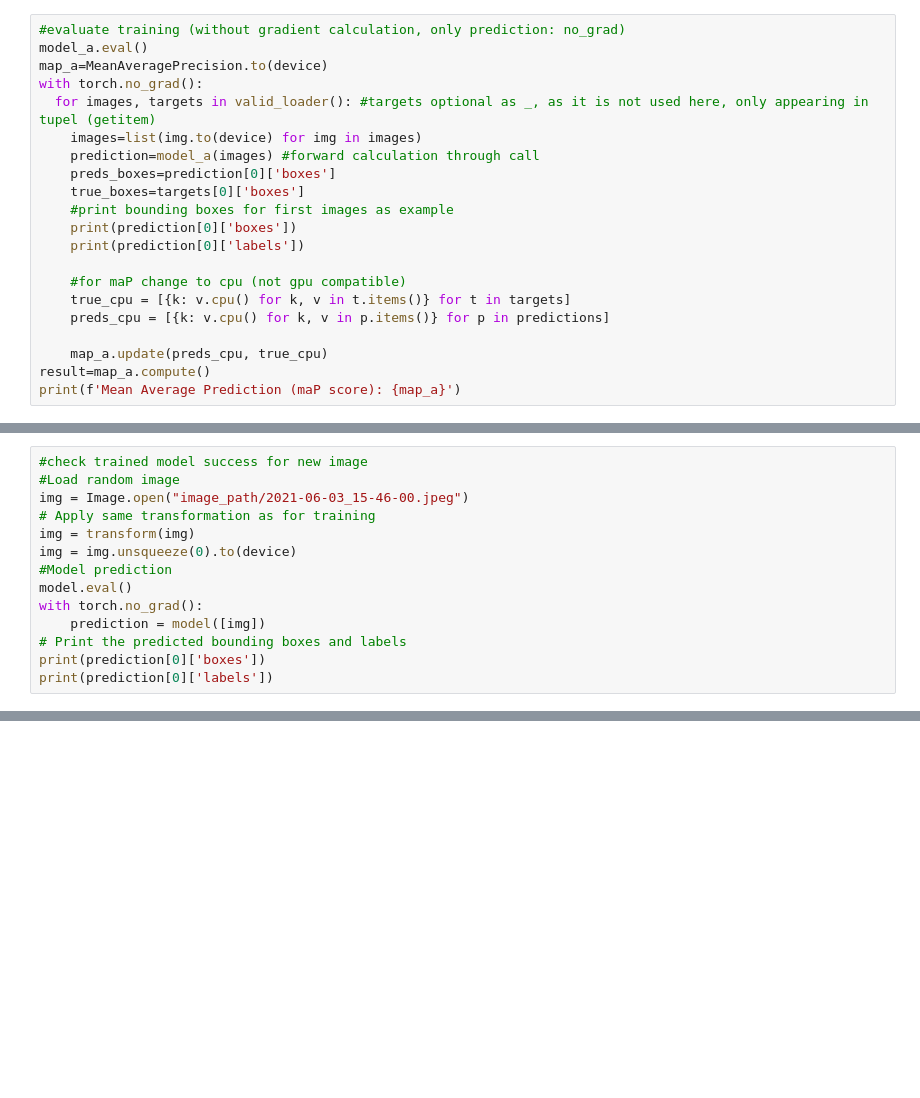
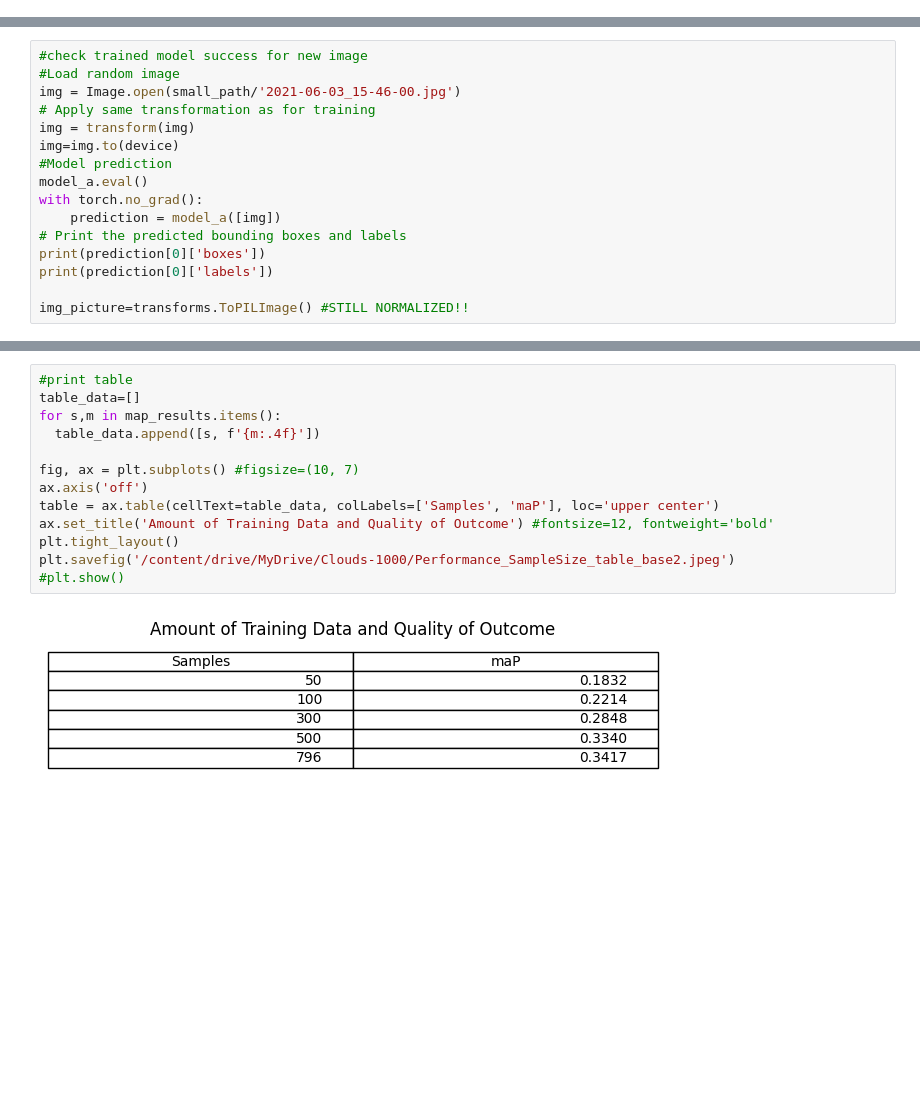
Before and after one commit to Jolieyolie/Sky-Cloud-Identification, a Jupyter notebook: 2_BaselineModel/cloud_baseline_model_colab.ipynb, the cells around one changed output, grey strips where cells are left out. Drawn from its saved outputs; the diff is of its cells as text; blank space fills up the shorter version.

```diff
--- a/2_BaselineModel/cloud_baseline_model_colab.ipynb
+++ b/2_BaselineModel/cloud_baseline_model_colab.ipynb
@@ -217,21 +380,0 @@ for name, param in model_a.named_parameters():
-# %%
-#evaluate training (without gradient calculation, only prediction: no_grad)
-model_a.eval()
-map_a=MeanAveragePrecision.to(device)
-with torch.no_grad():
-  for images, targets in valid_loader(): #targets optional as _, as it is not used here, only appearing in tupel (getitem)
-    images=list(img.to(device) for img in images)
-    prediction=model_a(images) #forward calculation through call
-    preds_boxes=prediction[0]['boxes']
-    true_boxes=targets[0]['boxes']
-    #print bounding boxes for first images as example
-    print(prediction[0]['boxes'])
-    print(prediction[0]['labels'])
-
-    #for maP change to cpu (not gpu compatible)
-    true_cpu = [{k: v.cpu() for k, v in t.items()} for t in targets]
-    preds_cpu = [{k: v.cpu() for k, v in p.items()} for p in predictions]
-
-    map_a.update(preds_cpu, true_cpu)
-result=map_a.compute()
-print(f'Mean Average Prediction (maP score): {map_a}')
@@ -262,14 +411,16 @@ def bb_intersection_over_union(boxA, boxB):
 # %%
 #check trained model success for new image
 #Load random image
-img = Image.open("image_path/2021-06-03_15-46-00.jpeg")
+img = Image.open(small_path/'2021-06-03_15-46-00.jpg')
 # Apply same transformation as for training
 img = transform(img)
-img = img.unsqueeze(0).to(device)
+img=img.to(device)
 #Model prediction
-model.eval()
+model_a.eval()
 with torch.no_grad():
-    prediction = model([img])
+    prediction = model_a([img])
 # Print the predicted bounding boxes and labels
 print(prediction[0]['boxes'])
 print(prediction[0]['labels'])
+
+img_picture=transforms.ToPILImage() #STILL NORMALIZED!!
@@ -277,0 +542,15 @@ print(prediction[0]['labels'])
+# %%
+#print table
+table_data=[]
+for s,m in map_results.items():
+  table_data.append([s, f'{m:.4f}'])
+
+fig, ax = plt.subplots() #figsize=(10, 7)
+ax.axis('off')
+table = ax.table(cellText=table_data, colLabels=['Samples', 'maP'], loc='upper center')
+ax.set_title('Amount of Training Data and Quality of Outcome') #fontsize=12, fontweight='bold'
+plt.tight_layout()
+plt.savefig('/content/drive/MyDrive/Clouds-1000/Performance_SampleSize_table_base2.jpeg')
+#plt.show()
+# %% [output]
+[figure, added]
```
Also changed, not shown: parts of 17 cells of this notebook.
